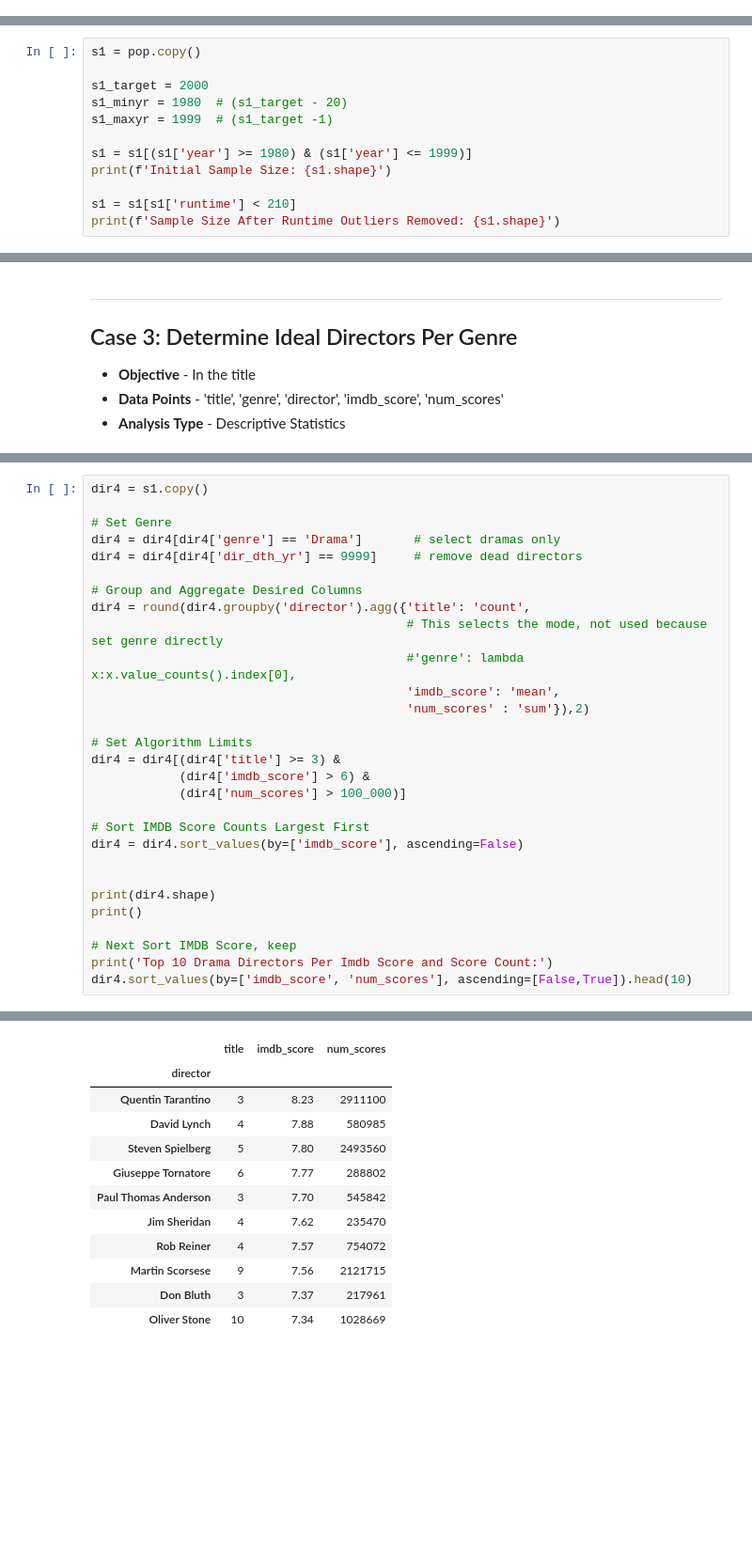
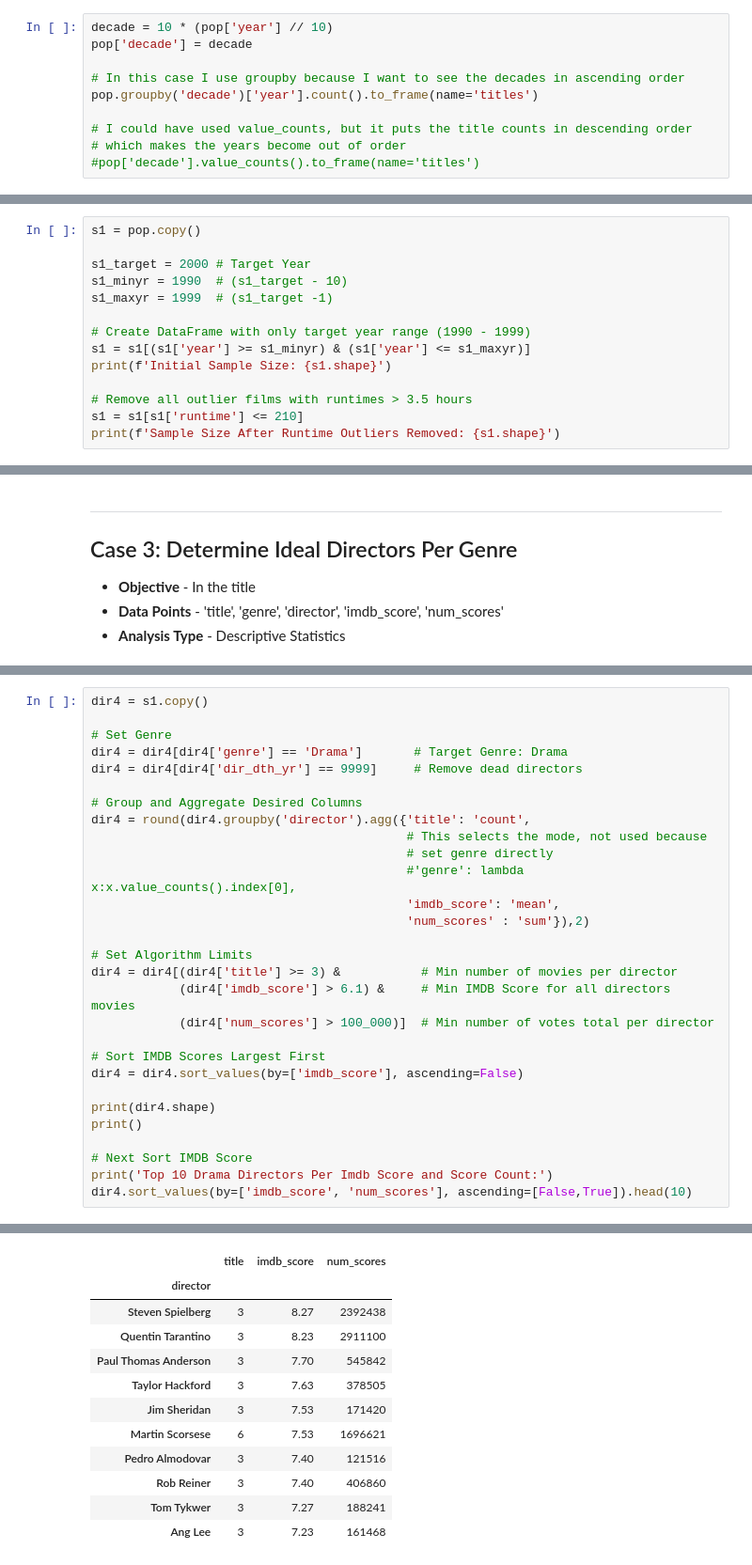
Before and after one commit to sbullard/data-science, a Jupyter notebook: movie_analysis/Part II - Data Exploration.ipynb, the cells around one changed output, grey strips where cells are left out. Shown at 94% size. Drawn from its saved outputs; the diff is of its cells as text; blank space fills up the shorter version.

```diff
--- a/movie_analysis/Part II - Data Exploration.ipynb
+++ b/movie_analysis/Part II - Data Exploration.ipynb
@@ -372,0 +329,10 @@ Name: year, dtype: int64
+# %%
+decade = 10 * (pop['year'] // 10)
+pop['decade'] = decade
+
+# In this case I use groupby because I want to see the decades in ascending order
+pop.groupby('decade')['year'].count().to_frame(name='titles')
+
+# I could have used value_counts, but it puts the title counts in descending order
+# which makes the years become out of order
+#pop['decade'].value_counts().to_frame(name='titles')
@@ -382,13 +363,15 @@ My templtae sample has the target year of 2000 which means it uses the years fro
 # %%
 s1 = pop.copy()
 
-s1_target = 2000
-s1_minyr = 1980  # (s1_target - 20)
+s1_target = 2000 # Target Year
+s1_minyr = 1990  # (s1_target - 10)
 s1_maxyr = 1999  # (s1_target -1)
 
-s1 = s1[(s1['year'] >= 1980) & (s1['year'] <= 1999)]
+# Create DataFrame with only target year range (1990 - 1999)
+s1 = s1[(s1['year'] >= s1_minyr) & (s1['year'] <= s1_maxyr)]
 print(f'Initial Sample Size: {s1.shape}')
 
-s1 = s1[s1['runtime'] < 210]
+# Remove all outlier films with runtimes > 3.5 hours
+s1 = s1[s1['runtime'] <= 210]
 print(f'Sample Size After Runtime Outliers Removed: {s1.shape}')
 # %% [output]
@@ -630,29 +615,29 @@ dir2[(dir2['title'] >= 3) &
 dir4 = s1.copy()
 
 # Set Genre
-dir4 = dir4[dir4['genre'] == 'Drama']       # select dramas only
-dir4 = dir4[dir4['dir_dth_yr'] == 9999]     # remove dead directors
+dir4 = dir4[dir4['genre'] == 'Drama']       # Target Genre: Drama
+dir4 = dir4[dir4['dir_dth_yr'] == 9999]     # Remove dead directors
 
 # Group and Aggregate Desired Columns
 dir4 = round(dir4.groupby('director').agg({'title': 'count',
-                                           # This selects the mode, not used because set genre directly
+                                           # This selects the mode, not used because
+                                           # set genre directly
                                            #'genre': lambda x:x.value_counts().index[0],
                                            'imdb_score': 'mean',
                                            'num_scores' : 'sum'}),2)
 
 # Set Algorithm Limits
-dir4 = dir4[(dir4['title'] >= 3) &
-            (dir4['imdb_score'] > 6) &
-            (dir4['num_scores'] > 100_000)]
+dir4 = dir4[(dir4['title'] >= 3) &           # Min number of movies per director
+            (dir4['imdb_score'] > 6.1) &     # Min IMDB Score for all directors movies
+            (dir4['num_scores'] > 100_000)]  # Min number of votes total per director
 
-# Sort IMDB Score Counts Largest First
+# Sort IMDB Scores Largest First
 dir4 = dir4.sort_values(by=['imdb_score'], ascending=False)
-
 
 print(dir4.shape)
 print()
 
-# Next Sort IMDB Score, keep
+# Next Sort IMDB Score
 print('Top 10 Drama Directors Per Imdb Score and Score Count:')
 dir4.sort_values(by=['imdb_score', 'num_scores'], ascending=[False,True]).head(10)
 # %% [output]
@@ -660,15 +645,15 @@ dir4.sort_values(by=['imdb_score', 'num_scores'], ascending=[False,True]).head(1
 
 Top 10 Drama Directors Per Imdb Score and Score Count:
 |  | title | imdb_score | num_scores |
 | director |  |  |  |
+| Steven Spielberg | 3 | 8.27 | 2392438 |
 | Quentin Tarantino | 3 | 8.23 | 2911100 |
-| David Lynch | 4 | 7.88 | 580985 |
-| Steven Spielberg | 5 | 7.80 | 2493560 |
-| Giuseppe Tornatore | 6 | 7.77 | 288802 |
 | Paul Thomas Anderson | 3 | 7.70 | 545842 |
-| Jim Sheridan | 4 | 7.62 | 235470 |
-| Rob Reiner | 4 | 7.57 | 754072 |
-| Martin Scorsese | 9 | 7.56 | 2121715 |
-| Don Bluth | 3 | 7.37 | 217961 |
-| Oliver Stone | 10 | 7.34 | 1028669 |
+| Taylor Hackford | 3 | 7.63 | 378505 |
+| Jim Sheridan | 3 | 7.53 | 171420 |
+| Martin Scorsese | 6 | 7.53 | 1696621 |
+| Pedro Almodovar | 3 | 7.40 | 121516 |
+| Rob Reiner | 3 | 7.40 | 406860 |
+| Tom Tykwer | 3 | 7.27 | 188241 |
+| Ang Lee | 3 | 7.23 | 161468 |
 # %% [markdown]
```
Also changed, not shown: parts of 74 cells of this notebook, 2 other files.
